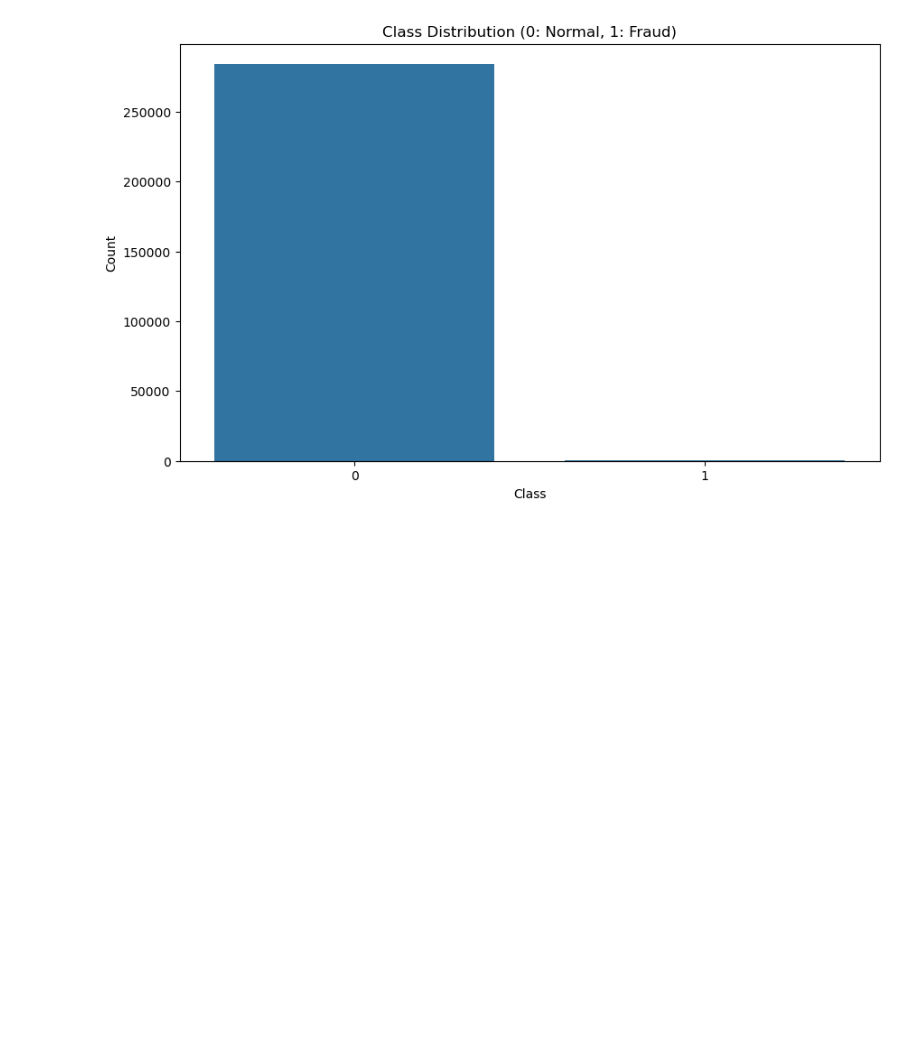
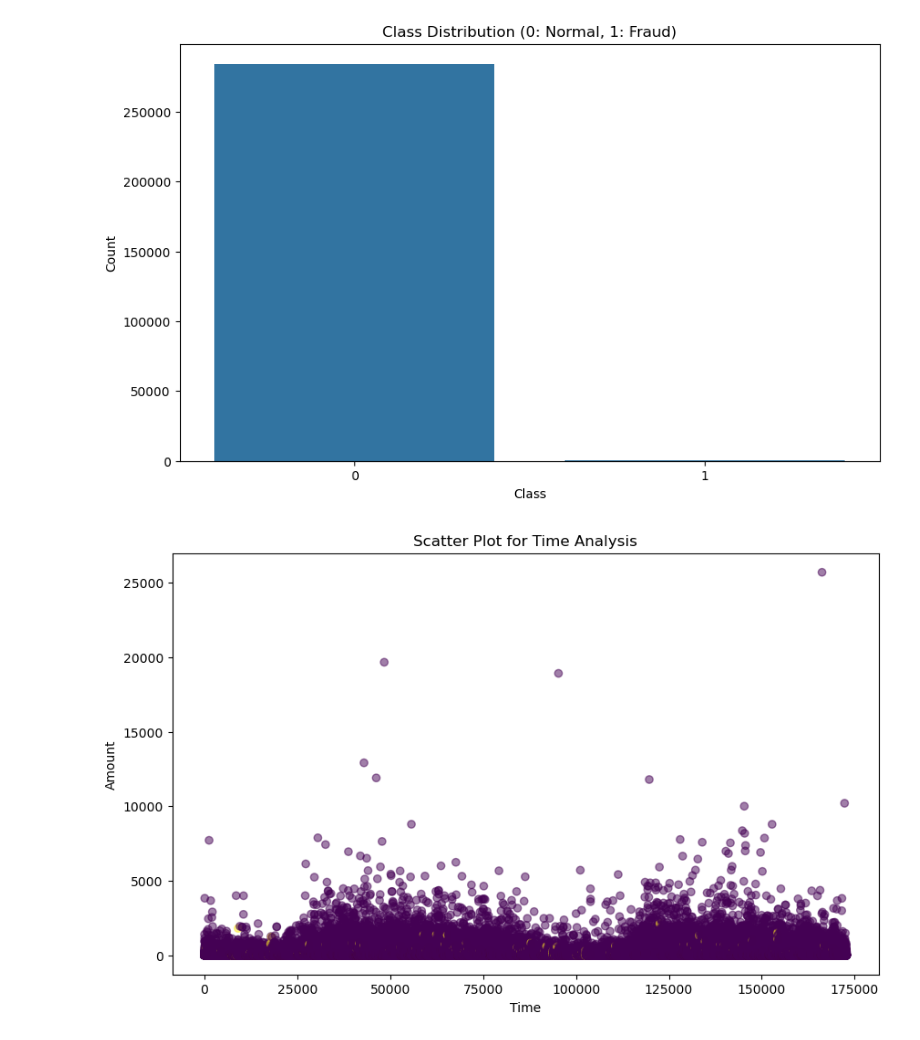
Before and after one commit to parth0774/Credit-Card-Fraud-Detection, a Jupyter notebook: credit-card-fraud-detection.ipynb, the cells around one changed output. Cells and saved outputs as stored; diff of their text form; code cells hidden in the pictures; blank space fills up the shorter version.

Commit message:
checking the time analyssi chart for old transactions

```diff
--- a/credit-card-fraud-detection.ipynb
+++ b/credit-card-fraud-detection.ipynb
@@ -63,3 +63,13 @@ plt.ylabel('Count')
 plt.show()
 # %% [output]
 [figure]
+# %%
+plt.figure(figsize=(10, 6))
+plt.scatter(df['Time'],df['Amount'],c=df['Class'],alpha=0.5)
+plt.title("Scatter Plot for Time Analysis")
+plt.xlabel("Time")
+plt.ylabel("Amount")
+plt.colorbar(label='Class (0: Normal, 1: Fraud)')
+plt.show()
+# %% [output]
+[figure, added]
```
